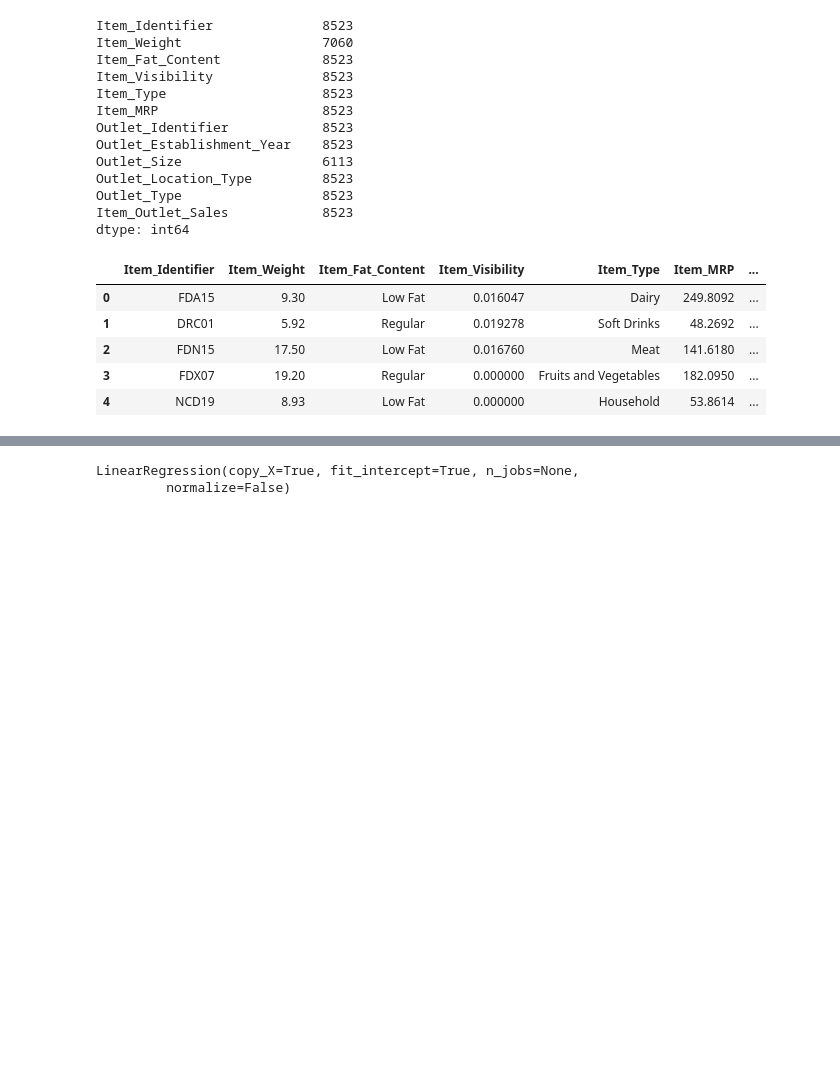
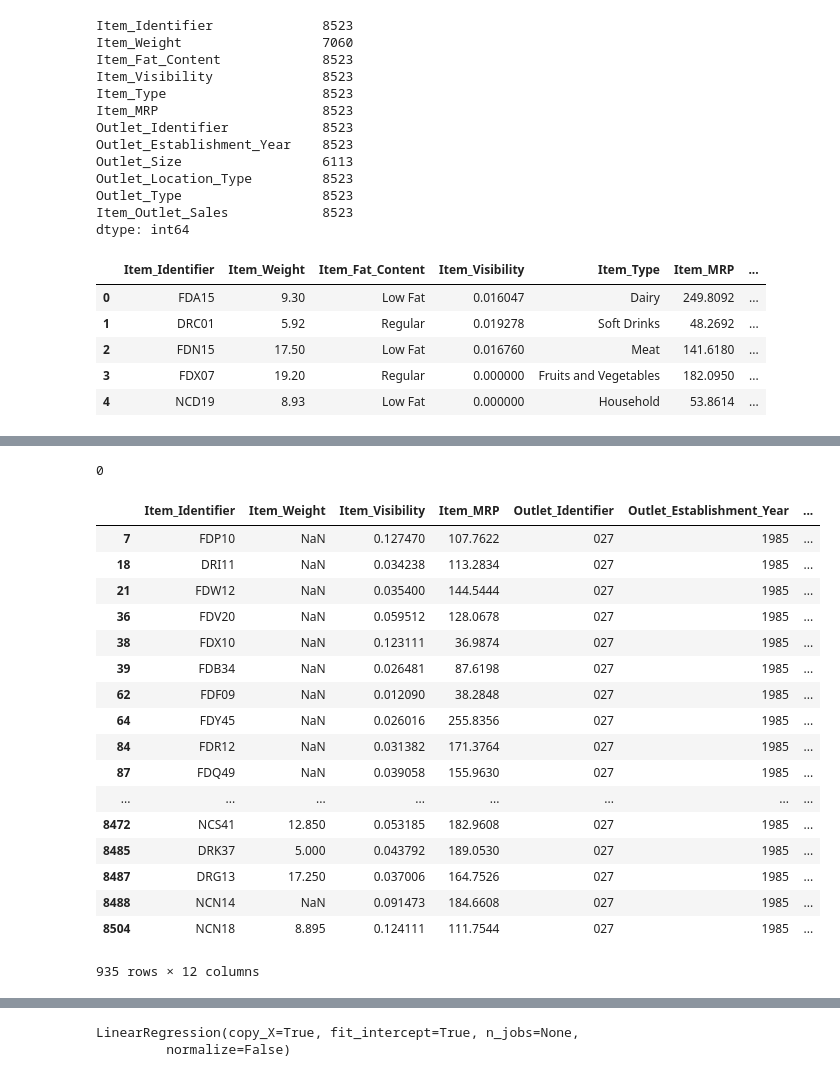
Before and after one commit to loksoni/MachineLearning, a Jupyter notebook: Big Mart/Big Mart.ipynb, the cells around one changed output, grey strips where cells are left out. Drawn from its saved outputs; the diff is of its cells as text; code cells hidden in the pictures; blank space fills up the shorter version.

```diff
--- a/Big Mart/Big Mart.ipynb
+++ b/Big Mart/Big Mart.ipynb
@@ -100,3 +112,45 @@ nan
+# %%
+item_weight = []
+item_ID = []
+for x in range(0,len(df)):
+    if df.loc[x]['Item_Identifier'] not in item_ID and df.loc[x]['Item_Weight']!=np.nan:
+        item_weight.append(df.loc[x]['Item_Weight'])
+        item_ID.append(df.loc[x]['Item_Identifier'])
+# %%
+item_ID[0], item_weight[0]
+item_Dict = {}
+count =0
+item_Dict = dict(zip(item_ID,item_weight))
+'''
+for x in range(0,len(df)):
+    if df.loc[x]['Item_Weight']==np.nan:
+        count+=1
+        df.loc[x]['Item_Weight']=item_Dict[df[x]['Item_Identifier']]'''
+count
+# %% [output]
+0
+# %%
+df['Item_Weight'] = df['Item_Weight'].fillna(df.Item_Identifier.map(item_Dict))
+df[df['Outlet_Type_int']==3]
+# %% [output]
+|  | Item_Identifier | Item_Weight | Item_Visibility | Item_MRP | Outlet_Identifier | Outlet_Establishment_Year | ... |
+| 7 | FDP10 | NaN | 0.127470 | 107.7622 | 027 | 1985 | ... |
+| 18 | DRI11 | NaN | 0.034238 | 113.2834 | 027 | 1985 | ... |
+| 21 | FDW12 | NaN | 0.035400 | 144.5444 | 027 | 1985 | ... |
+| 36 | FDV20 | NaN | 0.059512 | 128.0678 | 027 | 1985 | ... |
+| 38 | FDX10 | NaN | 0.123111 | 36.9874 | 027 | 1985 | ... |
+| 39 | FDB34 | NaN | 0.026481 | 87.6198 | 027 | 1985 | ... |
+| 62 | FDF09 | NaN | 0.012090 | 38.2848 | 027 | 1985 | ... |
+| 64 | FDY45 | NaN | 0.026016 | 255.8356 | 027 | 1985 | ... |
+| 84 | FDR12 | NaN | 0.031382 | 171.3764 | 027 | 1985 | ... |
+| 87 | FDQ49 | NaN | 0.039058 | 155.9630 | 027 | 1985 | ... |
+| ... | ... | ... | ... | ... | ... | ... | ... |
+| 8472 | NCS41 | 12.850 | 0.053185 | 182.9608 | 027 | 1985 | ... |
+| 8485 | DRK37 | 5.000 | 0.043792 | 189.0530 | 027 | 1985 | ... |
+| 8487 | DRG13 | 17.250 | 0.037006 | 164.7526 | 027 | 1985 | ... |
+| 8488 | NCN14 | NaN | 0.091473 | 184.6608 | 027 | 1985 | ... |
+| 8504 | NCN18 | 8.895 | 0.124111 | 111.7544 | 027 | 1985 | ... |
+935 rows × 12 columns
 # %%
 df.dropna(inplace=True)
 df.reset_index(inplace=True)
```
Also changed, not shown: parts of 35 cells of this notebook.
